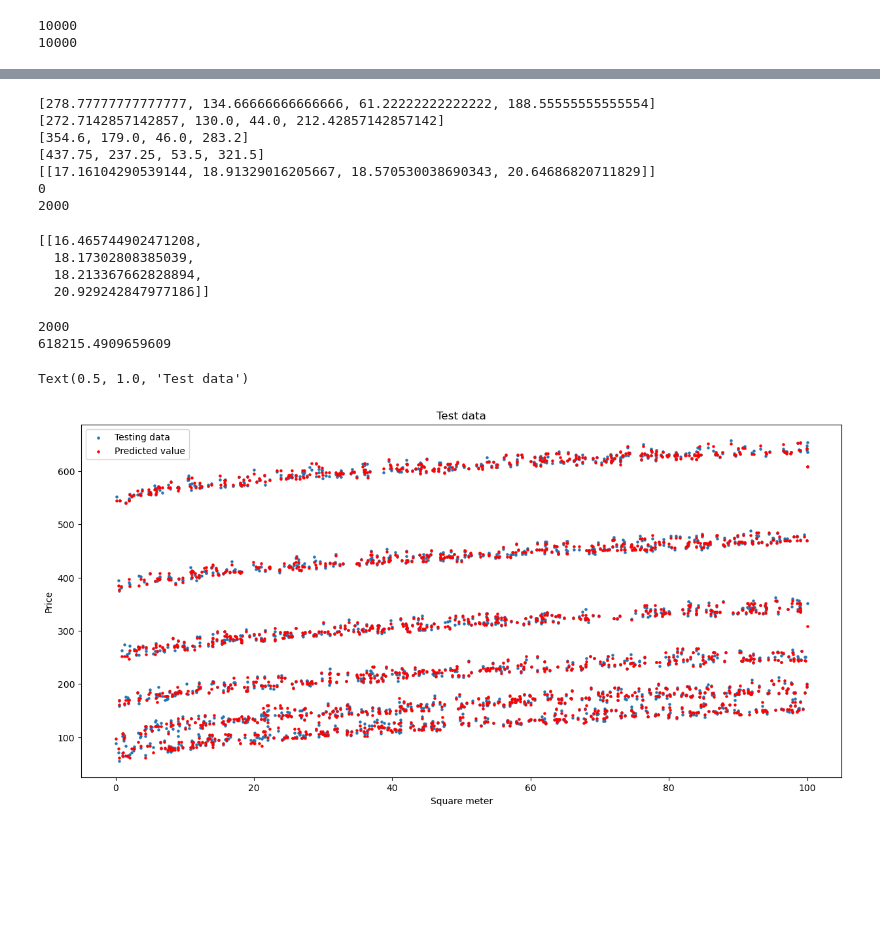
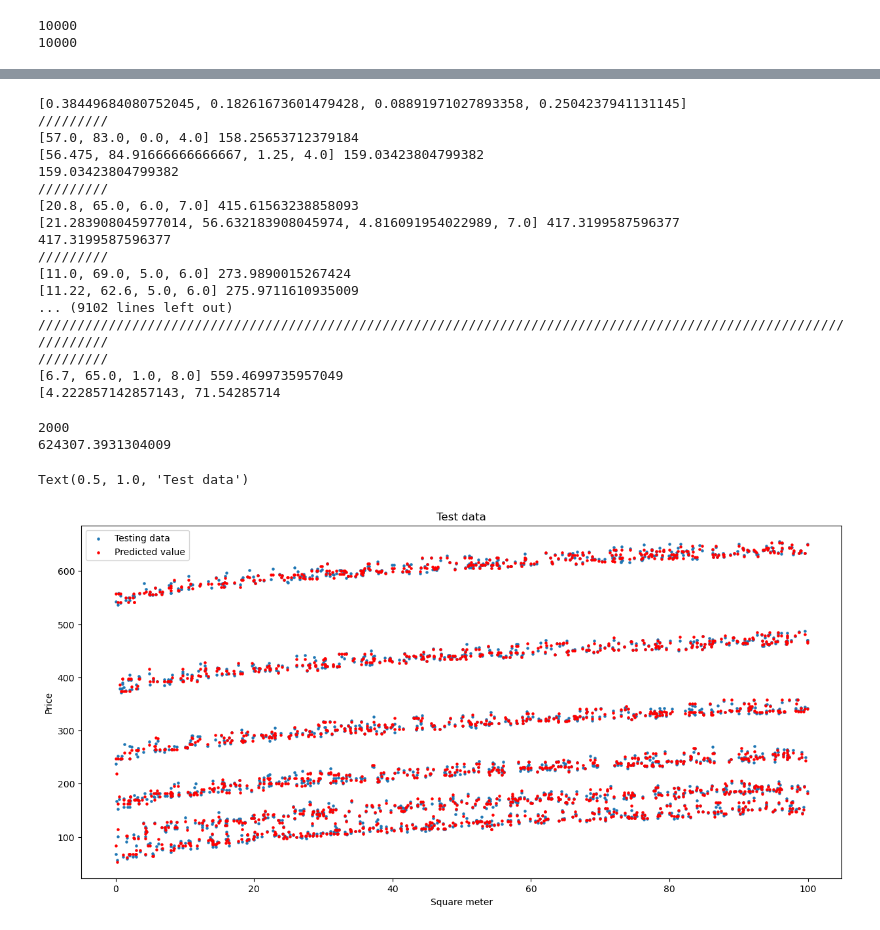
Before and after one commit to banpeter/NBRT, a Jupyter notebook: Regression_tree_non_binary.ipynb, the cells around one changed output, grey strips where cells are left out. Cells and saved outputs as stored; diff of their text form; code cells hidden in the pictures; blank space fills up the shorter version.

```diff
--- a/Regression_tree_non_binary.ipynb
+++ b/Regression_tree_non_binary.ipynb
@@ -417,9 +419,9 @@ def find_best_split(X,labels,feature_ids,steps,div):
 
             for i in range(len(sliced_data)):
 
-                error += calculate_std2(sliced_data[i][1])
+                error += (len(sliced_data[i][1])/len(labels))*calculate_std2(sliced_data[i][1])
                 #error += (len(sliced_data[i][1])/len(sliced_data))*calculate_std2(sliced_data[i][1])
-
+            error = calculate_std2(labels)-error
             #error = calculate_std2(labels)-error
 
             if(min_error == -1):
@@ -428,7 +430,7 @@ def find_best_split(X,labels,feature_ids,steps,div):
                 min_error = error
                 continue
             #choose the splited data with the minimum error
-            if(error<min_error):
+            if(error>min_error):
                 min_sliced_data = sliced_data
                 min_error = error
                 min_column = column
@@ -540,7 +544,7 @@ for i in all_data:
 
     if(counter == 0):
         size =20
-        var = 1
+        var = 0.5
     if(counter == 1):
         size =10
         var = 0.2
@@ -660,13 +673,15 @@ def get_threshold(node):
     thresholds = [0] * len(node.X[0])
     counter = 1
 
+    #depth = 1
+
     for i in node.nodes:
         s,depth = get_threshold(i)
 
         for j in range(len(s)):
             thresholds[j] += s[j]
         counter+=depth
-    return thresholds,depth
+    return thresholds,counter
 # %%
 
 predicted_value = []#predicted points
@@ -697,15 +712,16 @@ for v in range(len(forest)):
         thresholds,depth = get_threshold(i)
         thresholds = [x/depth for x in thresholds]
         print(thresholds)
-        #thresholds = [12,3,1,80]
-        thresholds = [12,7,3,80]
+        threshold = [10,5]
+        thresholds = [12,3,1,80]
+        #thresholds = [12,7,1,100]
         #thresholds = [1] * 20
         #thresholds = [100,40,30,1000]
         #if(v == 3):
 
         for k in range(len(X_test)):
-            #print("/////////")
-            #print(X_test[k],y_test[k])
+            print("/////////")
+            print(X_test[k],y_test[k])
             pr = predict(i,X_test[k],all_limits[v],thresholds,y_test[k])
 
             p = 0
@@ -722,12 +738,12 @@ for v in range(len(forest)):
 
             #print(p)
 
-
+            print(p)
             error += abs(y_test[k]-p)
-            #if(abs(y_test[k]-p)>10):
-                #print(abs(y_test[k]-p),p)
+            if(abs(y_test[k]-p)>3):
+                print(abs(y_test[k]-p),p)
                 #p = y_test[k]+3
-                #print("////////////////////////////////////////////////////////////////////////////////////////////////////////////////")
+                print("////////////////////////////////////////////////////////////////////////////////////////////////////////////////")
             mse += (y_test[k]-p)**2
             pv.append(p)
 
@@ -766,30 +782,36 @@ with open("Results/times_rtn2.csv", 'a',newline='') as f:
 print(c)
 print(len(predicted_value[0]))
 # %% [output]
-[278.77777777777777, 134.66666666666666, 61.22222222222222, 188.55555555555554]
-[272.7142857142857, 130.0, 44.0, 212.42857142857142]
-[354.6, 179.0, 46.0, 283.2]
-[437.75, 237.25, 53.5, 321.5]
-[[17.16104290539144, 18.91329016205667, 18.570530038690343, 20.64686820711829]]
-0
-2000
+[0.38449684080752045, 0.18261673601479428, 0.08891971027893358, 0.2504237941131145]
+/////////
+[57.0, 83.0, 0.0, 4.0] 158.25653712379184
+[56.475, 84.91666666666667, 1.25, 4.0] 159.03423804799382
+159.03423804799382
+/////////
+[20.8, 65.0, 6.0, 7.0] 415.61563238858093
+[21.283908045977014, 56.632183908045974, 4.816091954022989, 7.0] 417.3199587596377
+417.3199587596377
+/////////
+[11.0, 69.0, 5.0, 6.0] 273.9890015267424
+[11.22, 62.6, 5.0, 6.0] 275.9711610935009
+... (9102 lines left out)
+////////////////////////////////////////////////////////////////////////////////////////////////////////////////
+/////////
+[6.7, 65.0, 1.0, 8.0] 559.4699735957049
+[4.222857142857143, 71.54285714
-[[16.465744902471208,
-  18.17302808385039,
-  18.213367662828894,
-  20.929242847977186]]
 # %%
 plt.rcParams["figure.figsize"] = (15,7)
 print(len(y_test))
 #print(len(predicted_value[14]))
 plt.scatter([ X_test[i][0] for i in range(len(X_test)) ],y_test,s=5)
-plt.scatter([ X_test[i][0] for i in range(len(X_test)) ], predicted_value[2],c="r",s=5)
+plt.scatter([ X_test[i][0] for i in range(len(X_test)) ], predicted_value[1],c="r",s=5)
 plt.legend(["Testing data" , "Predicted value"])
 print(sum(y_test))
 plt.xlabel("Square meter")
 plt.ylabel("Price")
 plt.title("Test data")
 # %% [output]
 2000
-618215.4909659609
+624307.3931304009
 Text(0.5, 1.0, 'Test data')
-[figure, old version]
+[figure, new version]
```
Also changed, not shown: parts of 6 cells of this notebook, 4 other files.
